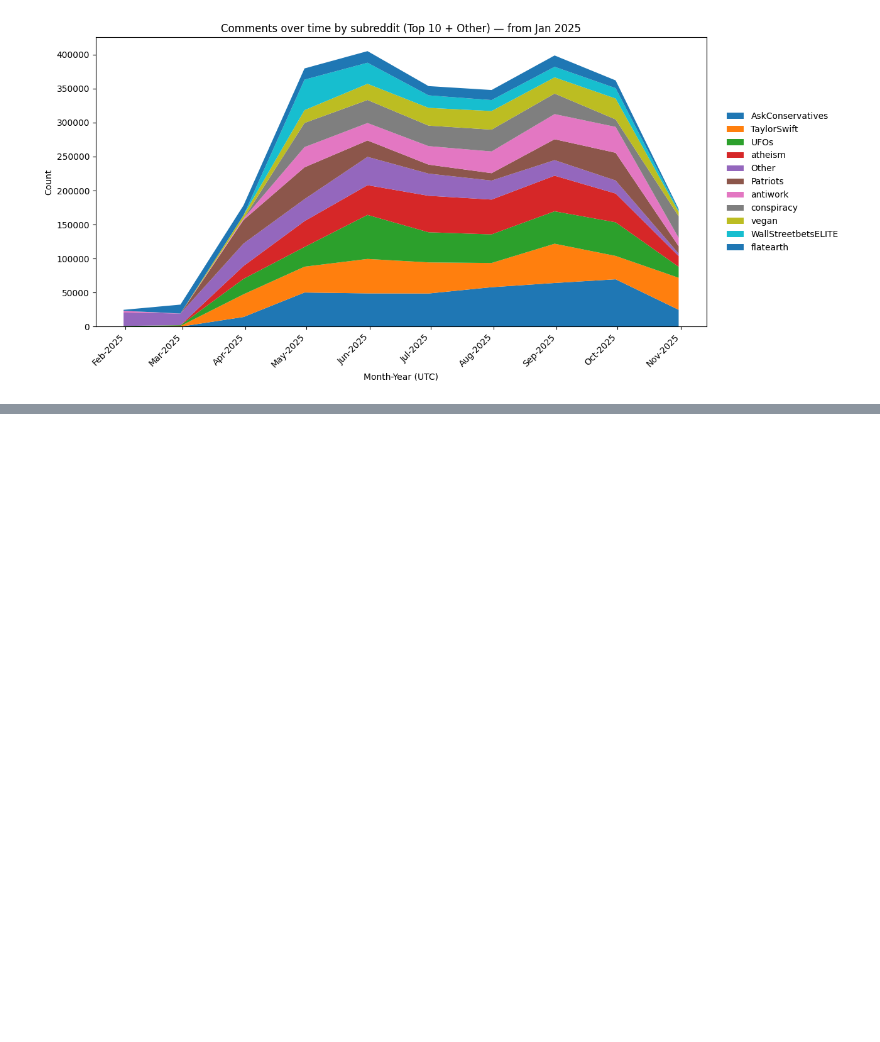
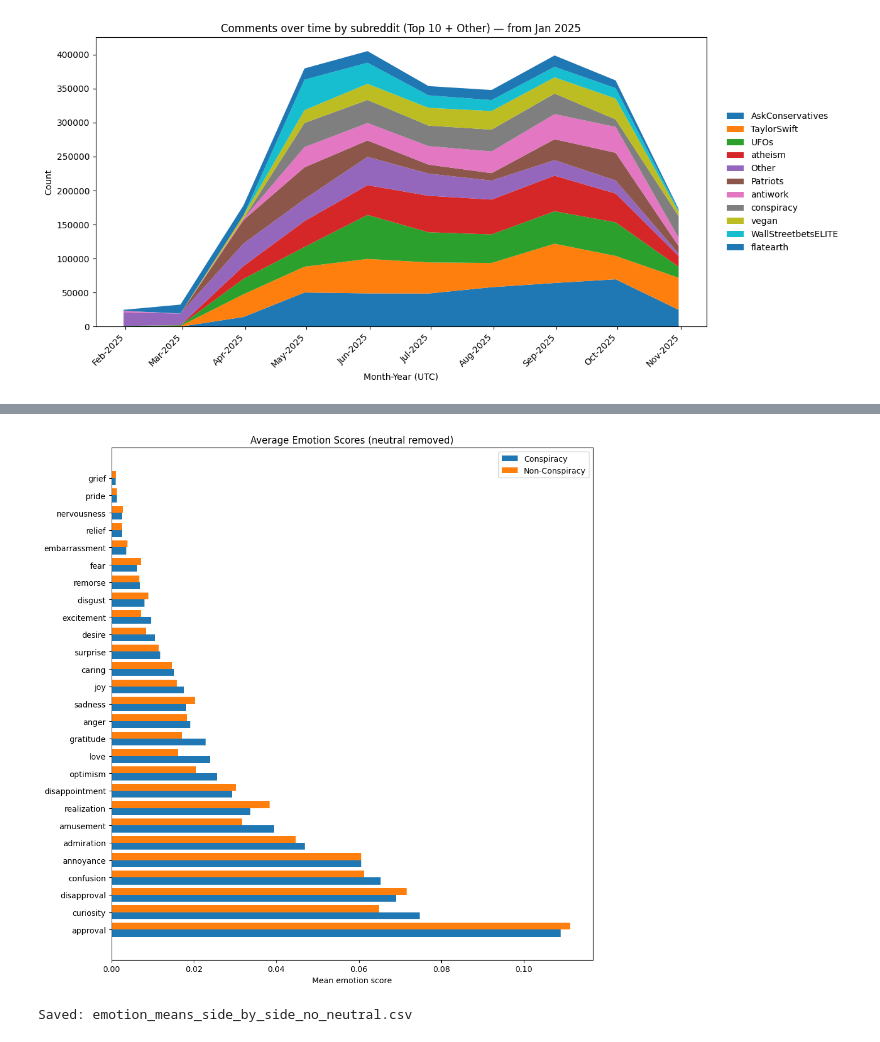
Before and after one commit to EdgeResearch/EC2Vec_experiments, a Jupyter notebook: NLDB2026_consp2vecD_dataset.ipynb, the cells around one changed output, grey strips where cells are left out. Cells and saved outputs as stored; diff of their text form; code cells hidden in the pictures; blank space fills up the shorter version.

```diff
--- a/NLDB2026_consp2vecD_dataset.ipynb
+++ b/NLDB2026_consp2vecD_dataset.ipynb
@@ -703,0 +837,55 @@ print(conspiracy_sentiment/len(conspiracy))
+# %%
+import pandas as pd
+import numpy as np
+import matplotlib.pyplot as plt
+
+# Copia dataframe
+df_c = emotions_conspiracy.copy()
+df_n = emotions_non_conspiracy.copy()
+
+# Seleziona colonne comuni (escludo id e neutral)
+cols_c = {c for c in df_c.columns if c not in ["id", "neutral"]}
+cols_n = {c for c in df_n.columns if c not in ["id", "neutral"]}
+emotion_cols = sorted(list(cols_c.intersection(cols_n)))
+
+# Conversione a numerico
+df_c[emotion_cols] = df_c[emotion_cols].apply(pd.to_numeric, errors="coerce")
+df_n[emotion_cols] = df_n[emotion_cols].apply(pd.to_numeric, errors="coerce")
+
+# Calcolo medie
+mean_c = df_c[emotion_cols].mean()
+mean_n = df_n[emotion_cols].mean()
+
+# DataFrame comparativo
+comp = pd.DataFrame({
+    "Conspiracy": mean_c,
+    "Non-Conspiracy": mean_n
+})
+
+# Ordina per media Conspiracy (puoi cambiare criterio)
+comp = comp.sort_values("Conspiracy", ascending=False)
+
+# Plot
+y = np.arange(len(comp))
+height = 0.4
+
+fig, ax = plt.subplots(figsize=(10, 10))
+
+ax.barh(y - height/2, comp["Conspiracy"], height=height, label="Conspiracy")
+ax.barh(y + height/2, comp["Non-Conspiracy"], height=height, label="Non-Conspiracy")
+
+ax.set_yticks(y)
+ax.set_yticklabels(comp.index)
+ax.set_xlabel("Mean emotion score")
+ax.set_title("Average Emotion Scores (neutral removed)")
+ax.legend()
+
+plt.tight_layout()
+plt.show()
+
+# Salvataggio CSV opzionale
+comp.to_csv("emotion_means_side_by_side_no_neutral.csv")
+print("Saved: emotion_means_side_by_side_no_neutral.csv")
+# %% [output]
+[figure, added]
+Saved: emotion_means_side_by_side_no_neutral.csv
```
Also changed, not shown: parts of 23 cells of this notebook, 15 other files.
